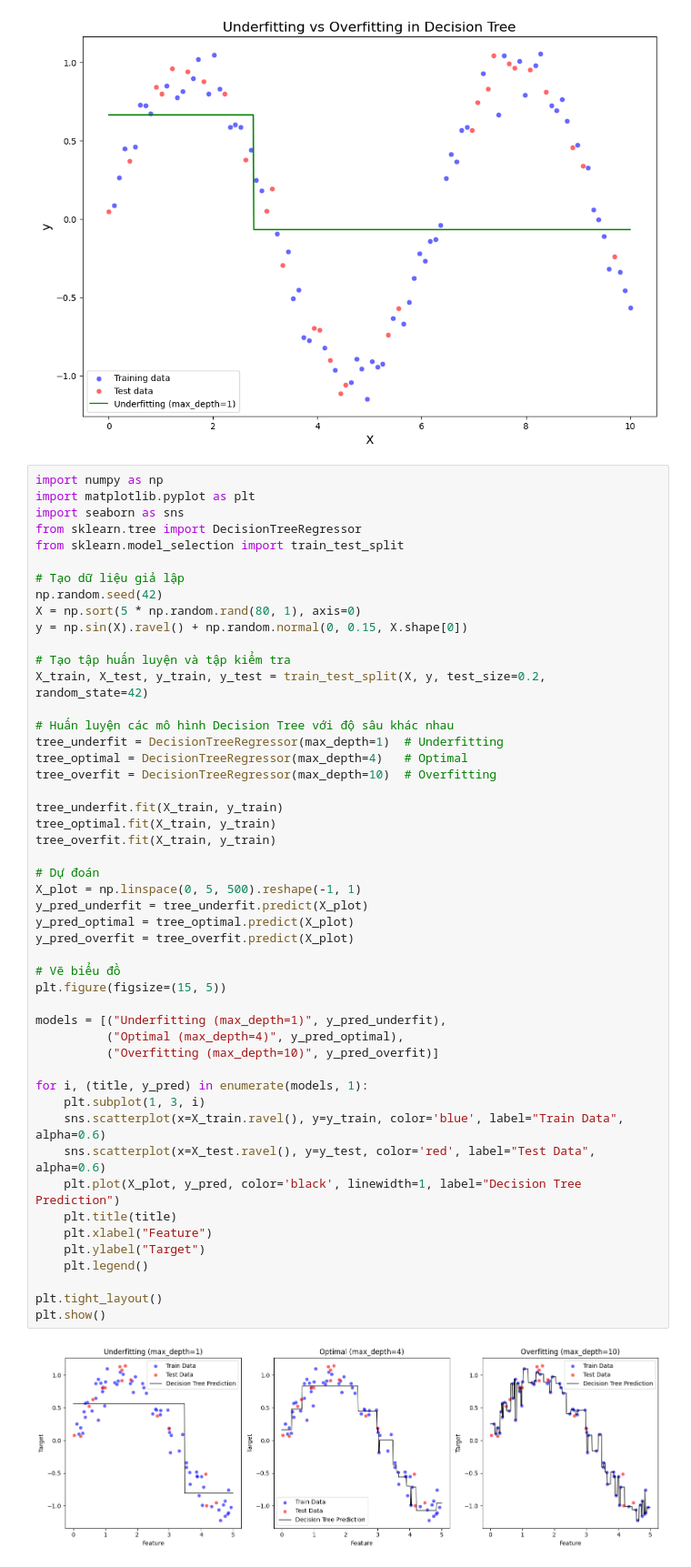
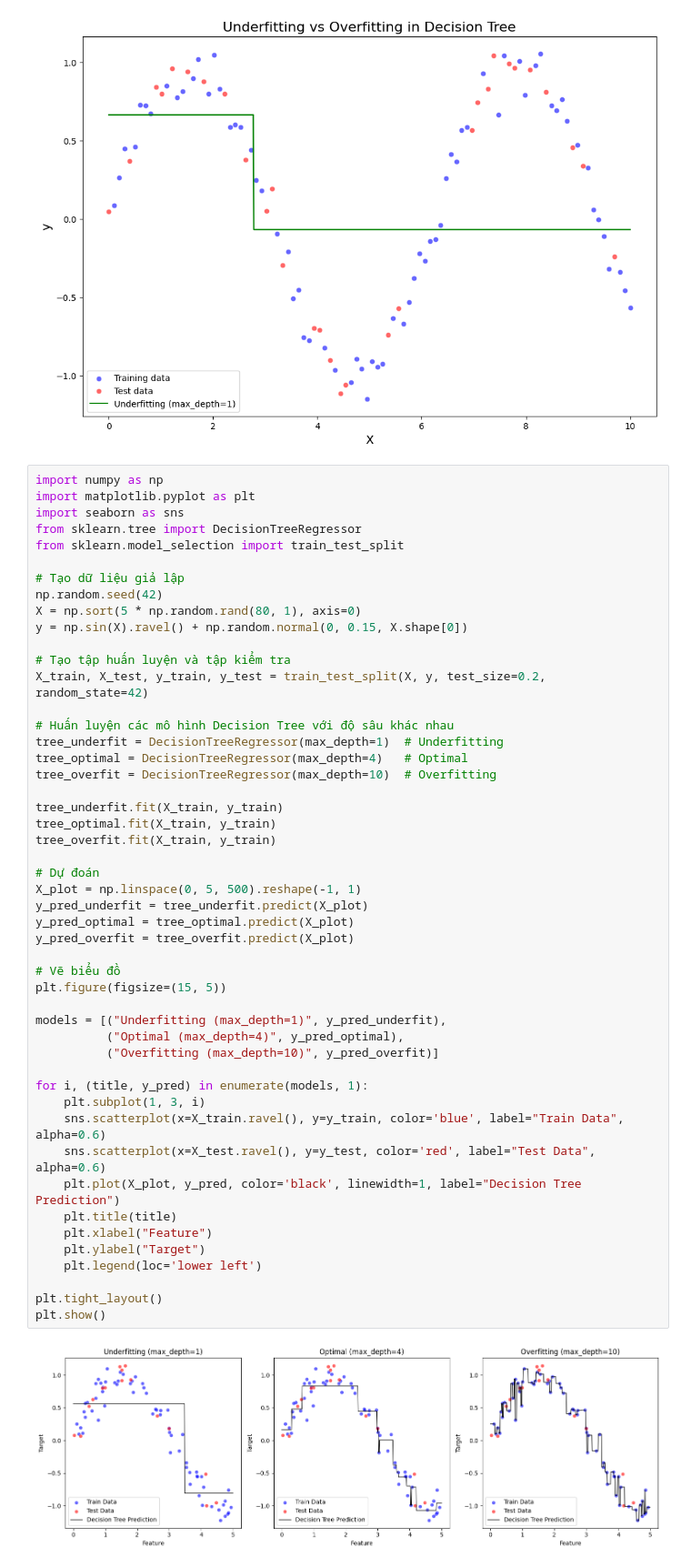
Before and after one commit to datasciencedances/datasciecedances_notebooks, a Jupyter notebook: notebooks/hyperparameter_tune.ipynb, the cells around one changed output. Shown: that part at 91% size. Cells and saved outputs as stored; diff of their text form.

```diff
--- a/notebooks/hyperparameter_tune.ipynb
+++ b/notebooks/hyperparameter_tune.ipynb
@@ -68,32 +70,32 @@ tree_overfit = DecisionTreeRegressor(max_depth=10)  # Overfitting
 
 tree_underfit.fit(X_train, y_train)
 tree_optimal.fit(X_train, y_train)
 tree_overfit.fit(X_train, y_train)
 
 # Dự đoán
 X_plot = np.linspace(0, 5, 500).reshape(-1, 1)
 y_pred_underfit = tree_underfit.predict(X_plot)
 y_pred_optimal = tree_optimal.predict(X_plot)
 y_pred_overfit = tree_overfit.predict(X_plot)
 
 # Vẽ biểu đồ
 plt.figure(figsize=(15, 5))
 
 models = [("Underfitting (max_depth=1)", y_pred_underfit),
           ("Optimal (max_depth=4)", y_pred_optimal),
           ("Overfitting (max_depth=10)", y_pred_overfit)]
 
 for i, (title, y_pred) in enumerate(models, 1):
     plt.subplot(1, 3, i)
     sns.scatterplot(x=X_train.ravel(), y=y_train, color='blue', label="Train Data", alpha=0.6)
     sns.scatterplot(x=X_test.ravel(), y=y_test, color='red', label="Test Data", alpha=0.6)
     plt.plot(X_plot, y_pred, color='black', linewidth=1, label="Decision Tree Prediction")
     plt.title(title)
     plt.xlabel("Feature")
     plt.ylabel("Target")
-    plt.legend()
+    plt.legend(loc='lower left')
 
 plt.tight_layout()
 plt.show()
 # %% [output]
-[figure, old version]
+[figure, new version]
```
Also changed, not shown: parts of 3 cells of this notebook.
